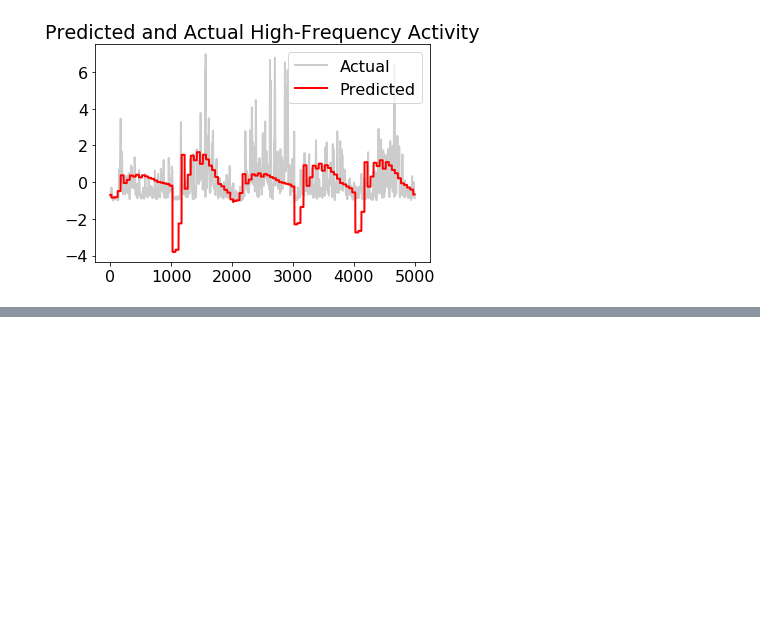
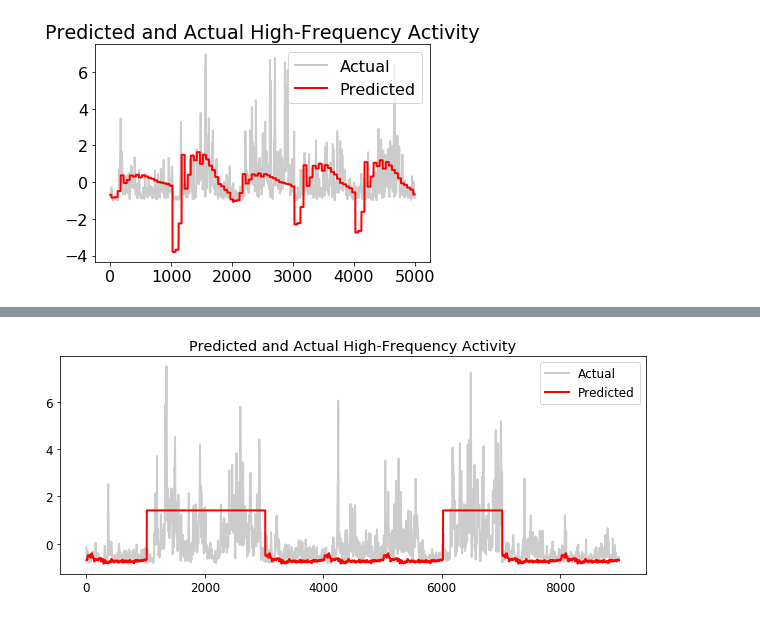
Before and after one commit to pinheirochagas/lbcn_encoding_decoding, a Jupyter notebook: notebooks/encoding_model_examplar_channel.ipynb, the cells around one changed output, grey strips where cells are left out. Cells and saved outputs as stored; diff of their text form; code cells hidden in the pictures; blank space fills up the shorter version.

```diff
--- a/notebooks/encoding_model_examplar_channel.ipynb
+++ b/notebooks/encoding_model_examplar_channel.ipynb
@@ -511,0 +687,8 @@ _ = ax.legend(['Actual', 'Predicted'])
+# %%
+fig, ax = plt.subplots(figsize=(10.5, 4))
+ax.set_title('Predicted and Actual High-Frequency Activity')
+ax.plot(scale(y_tt[18000:27000]), color='k', alpha=.2, lw=2)
+ax.plot(scale(predictions[18000:27000]), color='r', lw=2)
+_ = ax.legend(['Actual', 'Predicted'])
+# %% [output]
+[figure, added]
```
Also changed, not shown: parts of 16 cells of this notebook, 1 other file.
